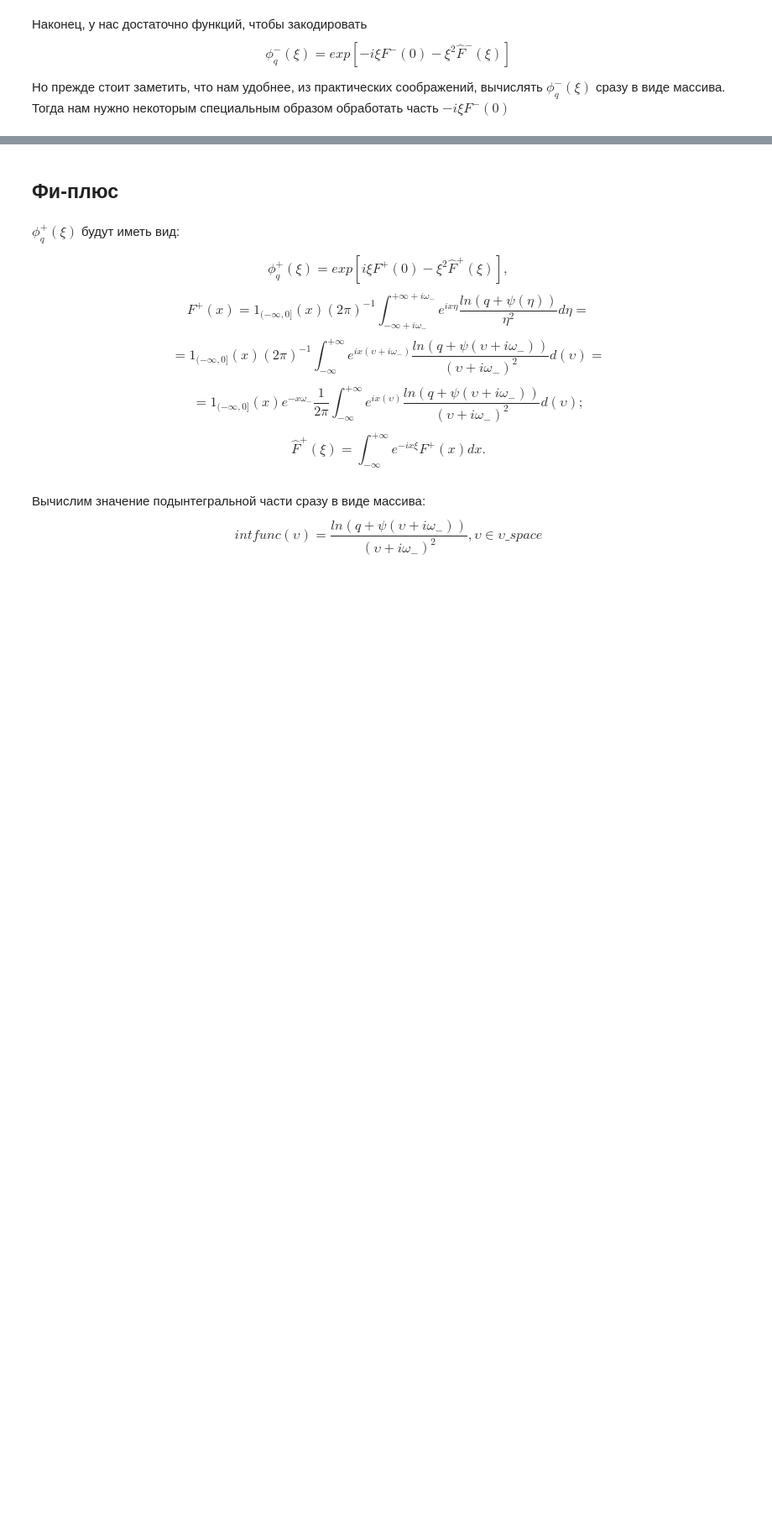
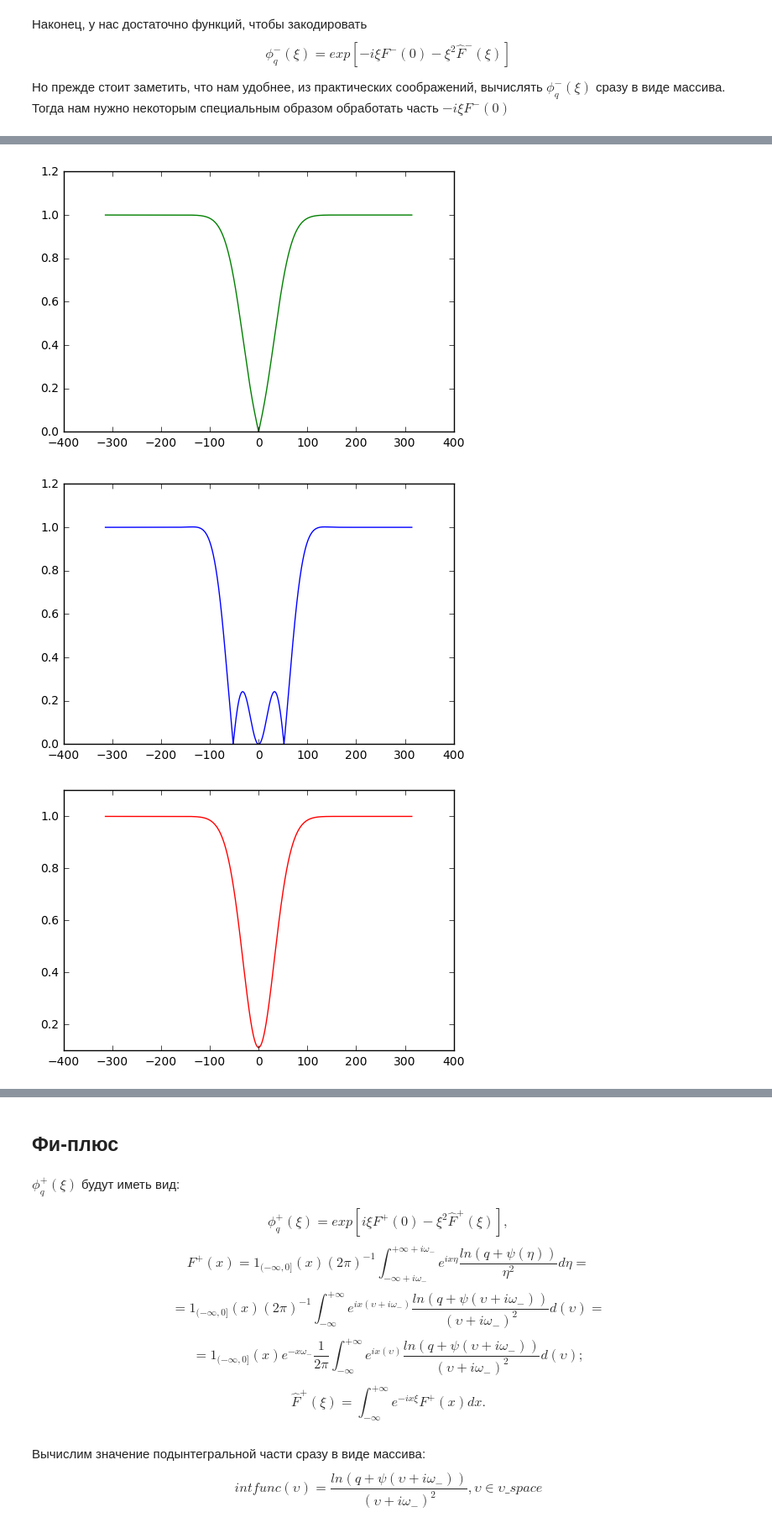
Before and after one commit to inwise/wh-barrier-python, a Jupyter notebook: Mex-BS, new mex symbol comparison.ipynb, the cells around one changed output, grey strips where cells are left out. Shown at 84% size. Saved outputs shown, nothing was run; the diff lists cells and outputs as text; code cells hidden in the pictures; blank space fills up the shorter version.

```diff
--- a/Mex-BS, new mex symbol comparison.ipynb
+++ b/Mex-BS, new mex symbol comparison.ipynb
@@ -412,0 +407,16 @@ plt.show()
+# %%
+rel_error = abs(mex_symbol_minus - bs_symbol_minus)/abs(bs_symbol_minus)
+plt.plot(u_space, rel_error, 'g')
+plt.show()
+
+rel_error_real = abs(mex_symbol_minus.real - bs_symbol_minus.real)/abs(bs_symbol_minus.real)
+plt.plot(u_space, rel_error_real, 'b')
+plt.show()
+
+rel_error_imag = abs(mex_symbol_minus.imag - bs_symbol_minus.imag)/abs(bs_symbol_minus.imag)
+plt.plot(u_space, rel_error_imag, 'r')
+plt.show()
+# %% [output]
+[figure, added]
+[figure, added]
+[figure, added]
```
Also changed, not shown: parts of 11 cells of this notebook, 3 other files.
